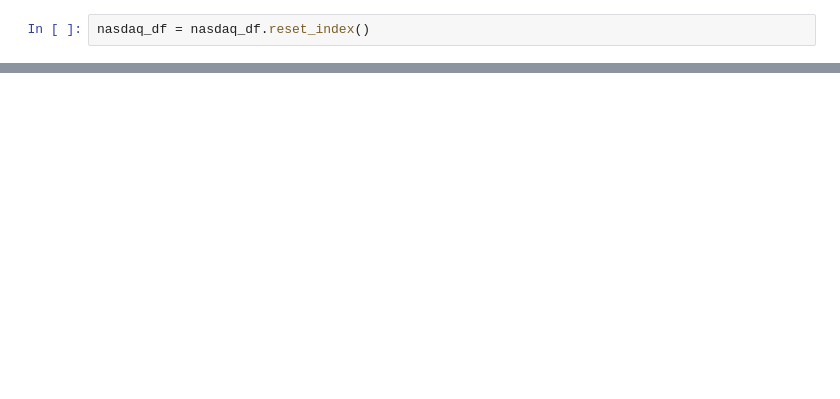
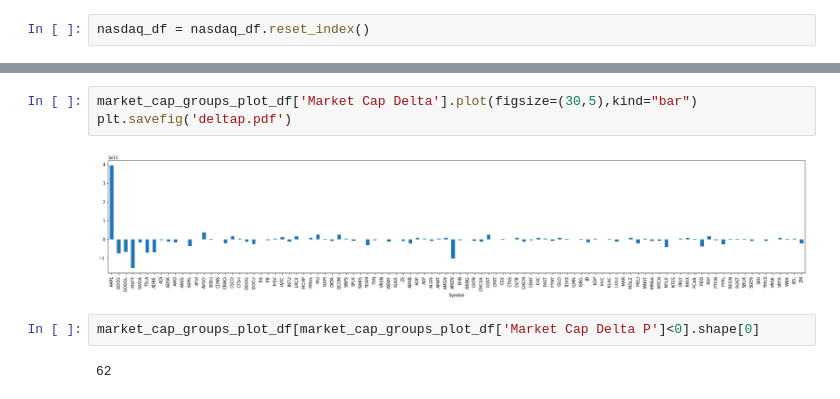
Before and after one commit to DirkFritz/finance_data_analysis, a Jupyter notebook: index_analysis/ndx100_marketcap_analyzer.ipynb, the cells around one changed output, grey strips where cells are left out. Cells and saved outputs as stored; diff of their text form; blank space fills up the shorter version.

```diff
--- a/index_analysis/ndx100_marketcap_analyzer.ipynb
+++ b/index_analysis/ndx100_marketcap_analyzer.ipynb
@@ -183,0 +158,9 @@ market_cap_grouped_df
+# %%
+market_cap_groups_plot_df['Market Cap Delta'].plot(figsize=(30,5),kind="bar")
+plt.savefig('deltap.pdf')
+# %% [output]
+[figure, added]
+# %%
+market_cap_groups_plot_df[market_cap_groups_plot_df['Market Cap Delta P']<0].shape[0]
+# %% [output]
+62
```
Also changed, not shown: parts of 15 cells of this notebook.
